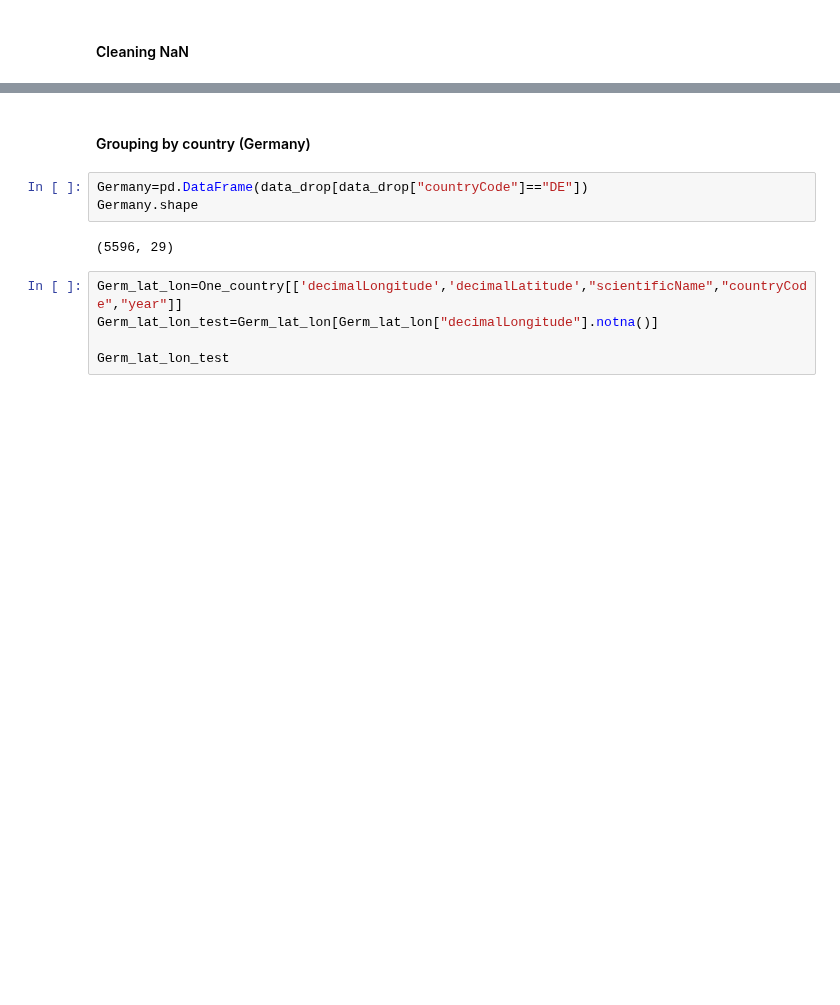
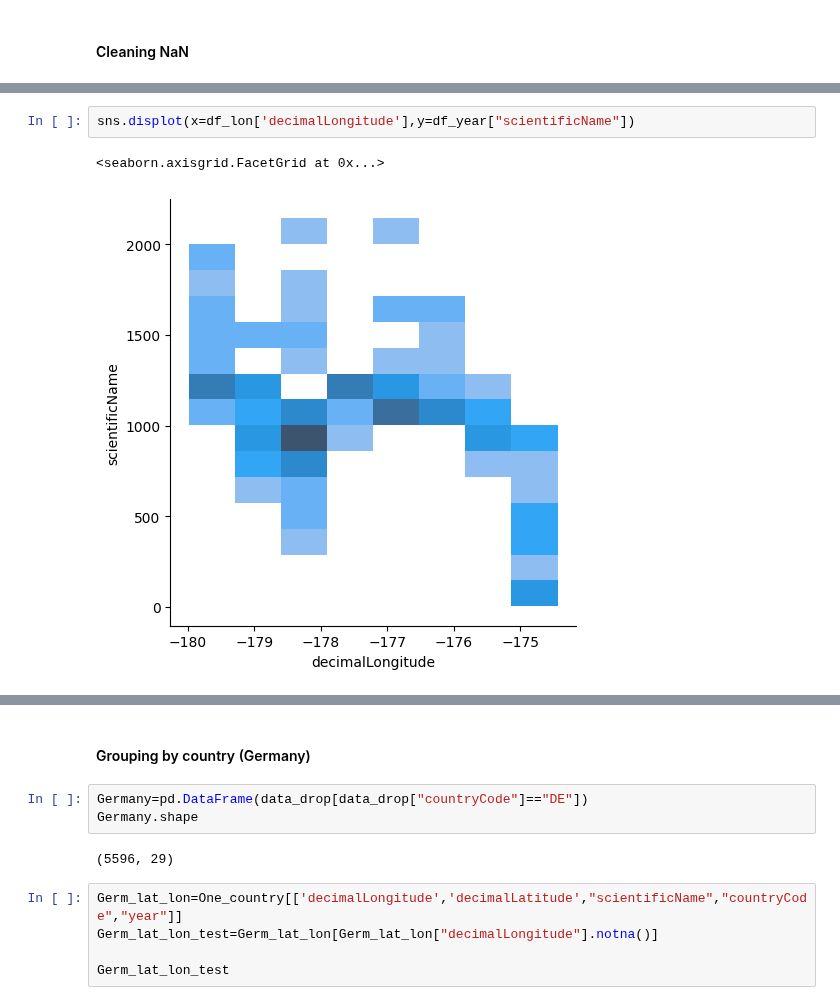
Before and after one commit to dadavie/planetary_garden, a Jupyter notebook: notebooks/GBIF Data.ipynb, the cells around one changed output, grey strips where cells are left out. Cells and saved outputs as stored; diff of their text form; blank space fills up the shorter version.

```diff
--- a/notebooks/GBIF Data.ipynb
+++ b/notebooks/GBIF Data.ipynb
@@ -306,0 +300,5 @@ data_clean_subset.to_csv(filepath)
+# %%
+sns.displot(x=df_lon['decimalLongitude'],y=df_year["scientificName"])
+# %% [output]
+<seaborn.axisgrid.FacetGrid at 0x...>
+[figure, added]
```
Also changed, not shown: parts of 28 cells of this notebook.
